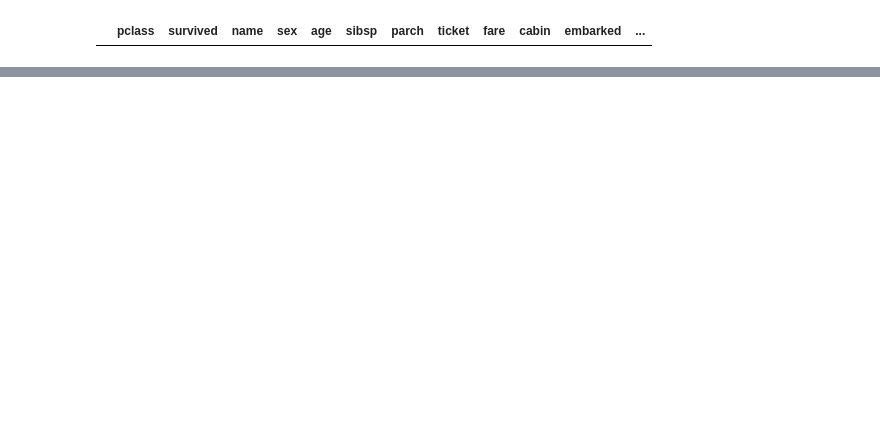
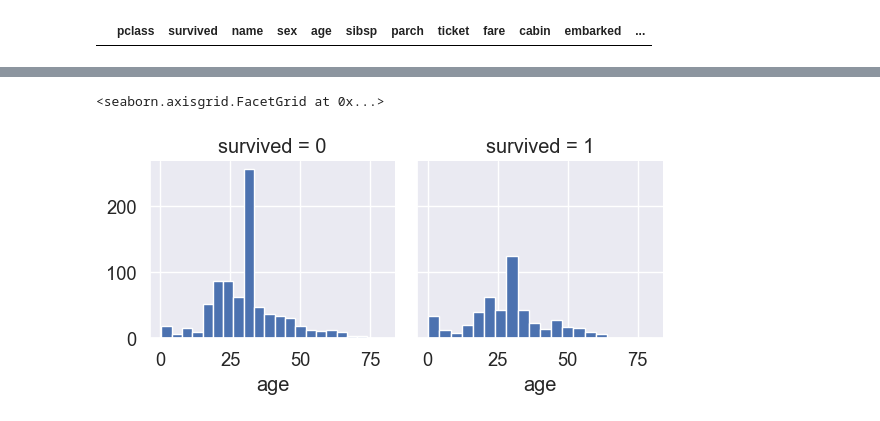
Before and after one commit to Mahamudrahat/python-analytics-scripts, a Jupyter notebook: Titanic Dataset EDA.ipynb, the cells around one changed output, grey strips where cells are left out. Cells and saved outputs as stored; diff of their text form; code cells hidden in the pictures; blank space fills up the shorter version.

```diff
--- a/Titanic Dataset EDA.ipynb
+++ b/Titanic Dataset EDA.ipynb
@@ -312,0 +333,4 @@ titanic['home.dest']=titanic['home.dest'].replace(np.nan,'Unknown')
+# %%
+titanic.loc[titanic['survived'] == 1, 'survival_Status'] = 'alive'
+# %%
+titanic.loc[titanic['survived'] == 0, 'survival_Status'] = 'dead'
@@ -312,0 +361,10 @@ titanic['home.dest']=titanic['home.dest'].replace(np.nan,'Unknown')
+# %%
+def statusChange(pclass):
+    if pclass==1:
+        return 'FirstClass'
+    elif pclass==2:
+        return 'SecondClass'
+    else:
+        return 'ThirdClass'
+
+titanic['ClassStatus']=titanic['pclass'].apply(statusChange)
@@ -312,0 +417,6 @@ titanic['home.dest']=titanic['home.dest'].replace(np.nan,'Unknown')
+# %%
+import seaborn as sns
+import matplotlib.pyplot as plt
+%matplotlib inline
+import seaborn as sns
+sns.set(rc={'figure.figsize': [8, 8]}, font_scale=1.2)
@@ -312,0 +461,6 @@ titanic['home.dest']=titanic['home.dest'].replace(np.nan,'Unknown')
+# %%
+graph=sns.FacetGrid(titanic,col='survived')
+graph.map(plt.hist, 'age',bins=20)
+# %% [output]
+<seaborn.axisgrid.FacetGrid at 0x...>
+[figure, added]
```
Also changed, not shown: parts of 38 cells of this notebook.
